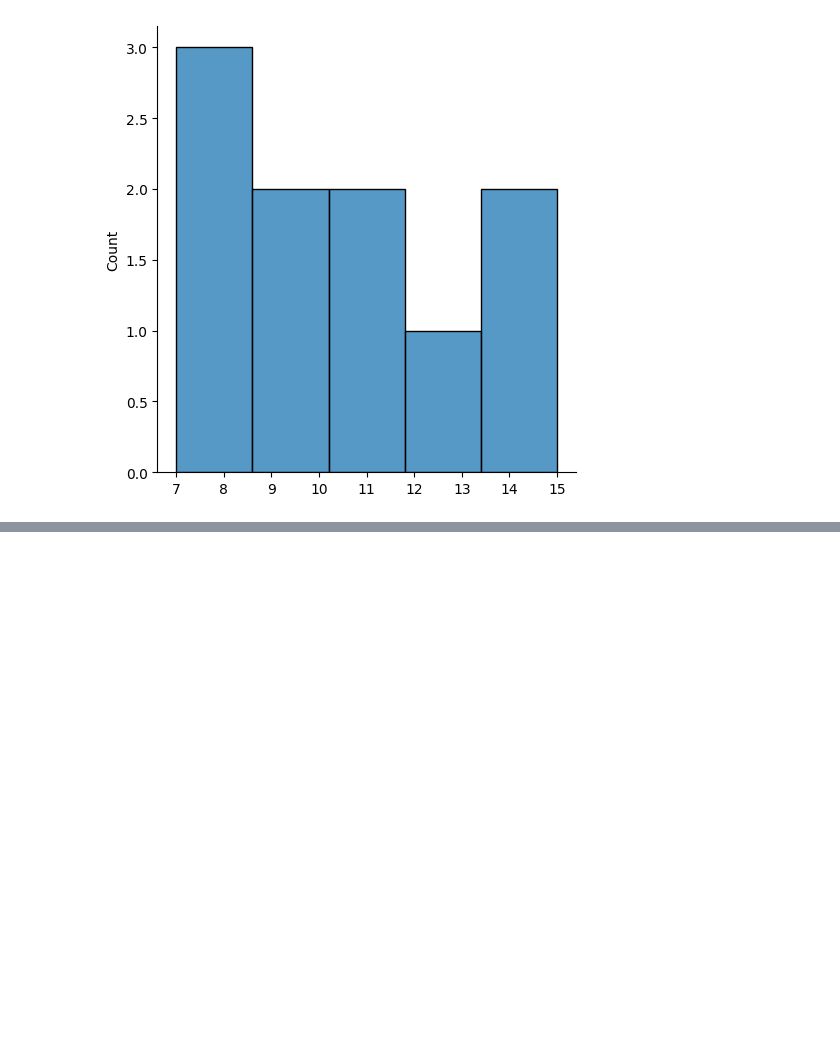
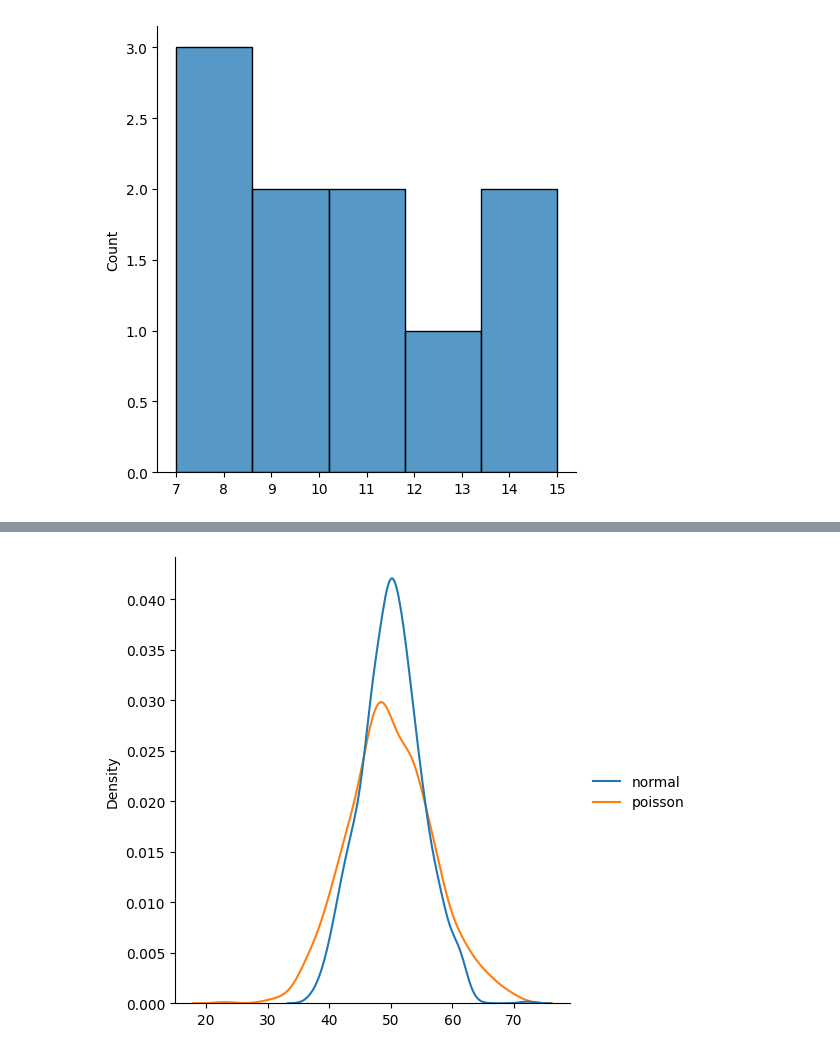
Before and after one commit to Usama1190/numpy-random, a Jupyter notebook: npr02/npr02.ipynb, the cells around one changed output, grey strips where cells are left out. Drawn from its saved outputs; the diff is of its cells as text; code cells hidden in the pictures; blank space fills up the shorter version.

```diff
--- a/npr02/npr02.ipynb
+++ b/npr02/npr02.ipynb
@@ -62,0 +81,15 @@ plt.show()
+# %%
+import seaborn as sns
+
+import matplotlib.pyplot as plt
+
+data = {
+    "normal": random.normal(loc=50, scale=5, size=1000),
+    "poisson": random.poisson(lam=50, size=1000)
+}
+
+sns.displot(data, kind='kde')
+
+plt.show()
+# %% [output]
+[figure, added]
```
Also changed, not shown: parts of 12 cells of this notebook, 1 other file.
